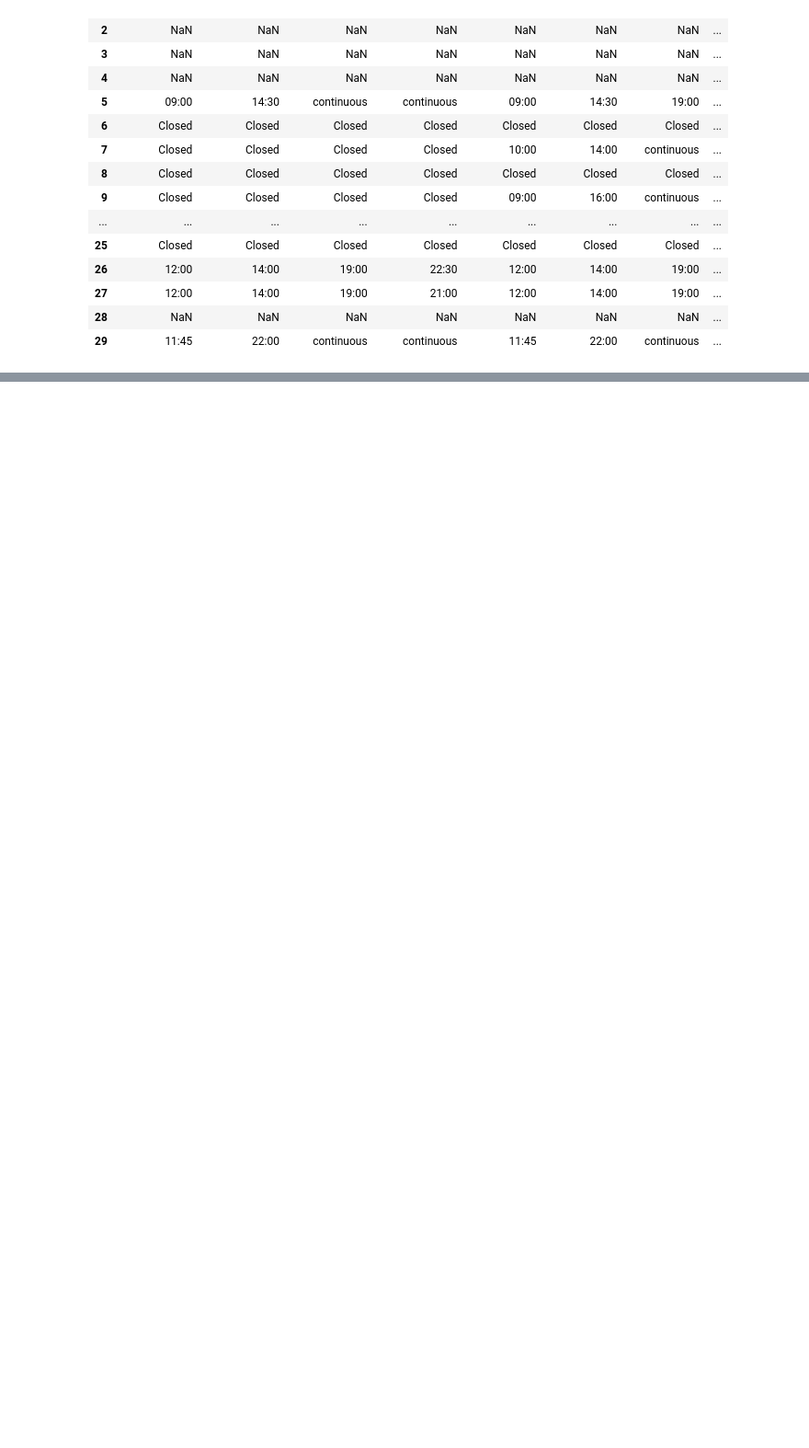
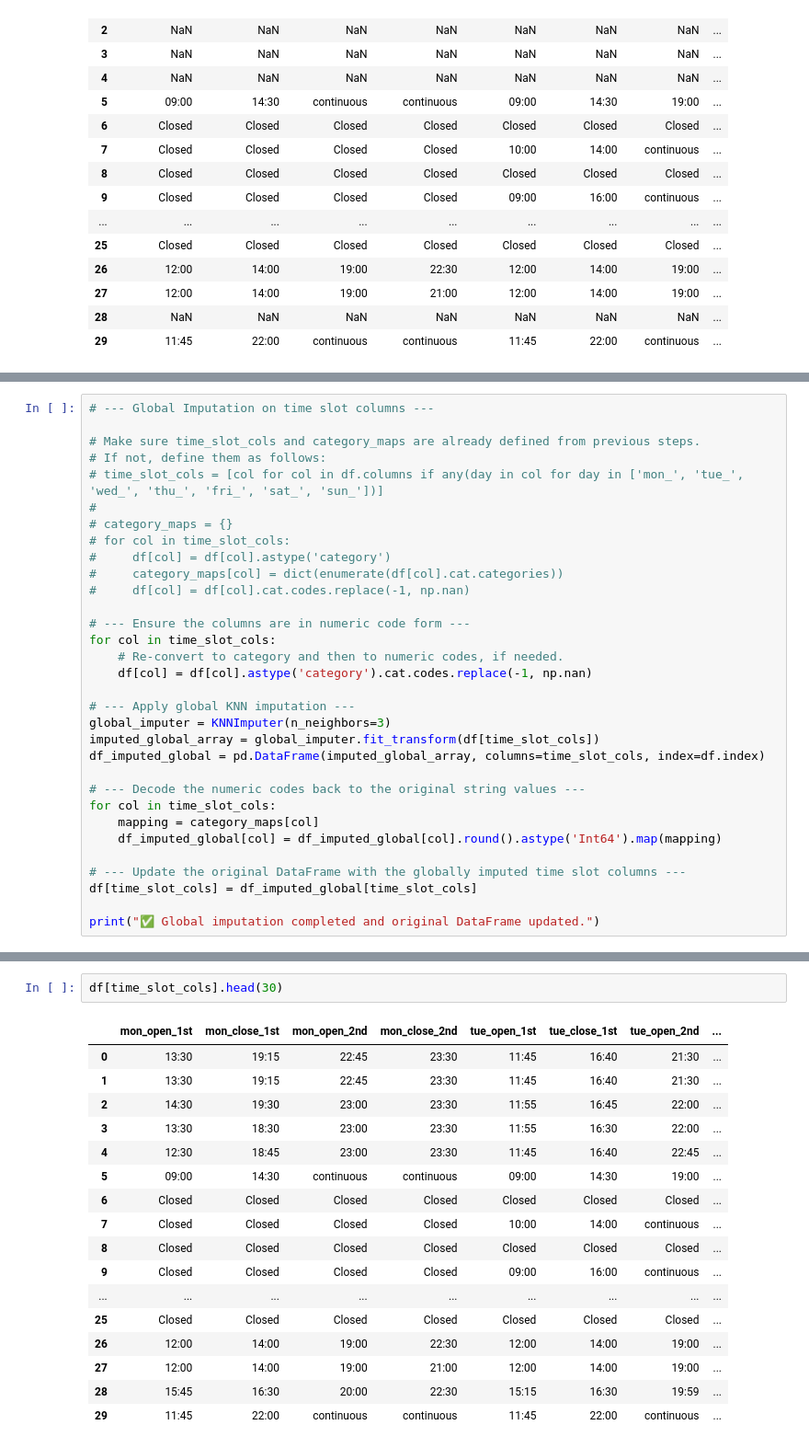
Before and after one commit to idoschw3/french_resturants, a Jupyter notebook: notebooks/03_null_handling_and_imputation.ipynb, the cells around one changed output, grey strips where cells are left out. Shown at 92% size. Cells and saved outputs as stored; diff of their text form; blank space fills up the shorter version.

```diff
--- a/notebooks/03_null_handling_and_imputation.ipynb
+++ b/notebooks/03_null_handling_and_imputation.ipynb
@@ -289,0 +484,32 @@ print("✅ Imputation complete: original time slot columns have been replaced wi
+# %%
+# --- Global Imputation on time slot columns ---
+
+# Make sure time_slot_cols and category_maps are already defined from previous steps.
+# If not, define them as follows:
+# time_slot_cols = [col for col in df.columns if any(day in col for day in ['mon_', 'tue_', 'wed_', 'thu_', 'fri_', 'sat_', 'sun_'])]
+#
+# category_maps = {}
+# for col in time_slot_cols:
+#     df[col] = df[col].astype('category')
+#     category_maps[col] = dict(enumerate(df[col].cat.categories))
+#     df[col] = df[col].cat.codes.replace(-1, np.nan)
+
+# --- Ensure the columns are in numeric code form ---
+for col in time_slot_cols:
+    # Re-convert to category and then to numeric codes, if needed.
+    df[col] = df[col].astype('category').cat.codes.replace(-1, np.nan)
+
+# --- Apply global KNN imputation ---
+global_imputer = KNNImputer(n_neighbors=3)
+imputed_global_array = global_imputer.fit_transform(df[time_slot_cols])
+df_imputed_global = pd.DataFrame(imputed_global_array, columns=time_slot_cols, index=df.index)
+
+# --- Decode the numeric codes back to the original string values ---
+for col in time_slot_cols:
+    mapping = category_maps[col]
+    df_imputed_global[col] = df_imputed_global[col].round().astype('Int64').map(mapping)
+
+# --- Update the original DataFrame with the globally imputed time slot columns ---
+df[time_slot_cols] = df_imputed_global[time_slot_cols]
+
+print("✅ Global imputation completed and original DataFrame updated.")
@@ -289,0 +524,20 @@ print("✅ Imputation complete: original time slot columns have been replaced wi
+# %%
+df[time_slot_cols].head(30)
+# %% [output]
+|  | mon_open_1st | mon_close_1st | mon_open_2nd | mon_close_2nd | tue_open_1st | tue_close_1st | tue_open_2nd | ... |
+| 0 | 13:30 | 19:15 | 22:45 | 23:30 | 11:45 | 16:40 | 21:30 | ... |
+| 1 | 13:30 | 19:15 | 22:45 | 23:30 | 11:45 | 16:40 | 21:30 | ... |
+| 2 | 14:30 | 19:30 | 23:00 | 23:30 | 11:55 | 16:45 | 22:00 | ... |
+| 3 | 13:30 | 18:30 | 23:00 | 23:30 | 11:55 | 16:30 | 22:00 | ... |
+| 4 | 12:30 | 18:45 | 23:00 | 23:30 | 11:45 | 16:40 | 22:45 | ... |
+| 5 | 09:00 | 14:30 | continuous | continuous | 09:00 | 14:30 | 19:00 | ... |
+| 6 | Closed | Closed | Closed | Closed | Closed | Closed | Closed | ... |
+| 7 | Closed | Closed | Closed | Closed | 10:00 | 14:00 | continuous | ... |
+| 8 | Closed | Closed | Closed | Closed | Closed | Closed | Closed | ... |
+| 9 | Closed | Closed | Closed | Closed | 09:00 | 16:00 | continuous | ... |
+| ... | ... | ... | ... | ... | ... | ... | ... | ... |
+| 25 | Closed | Closed | Closed | Closed | Closed | Closed | Closed | ... |
+| 26 | 12:00 | 14:00 | 19:00 | 22:30 | 12:00 | 14:00 | 19:00 | ... |
+| 27 | 12:00 | 14:00 | 19:00 | 21:00 | 12:00 | 14:00 | 19:00 | ... |
+| 28 | 15:45 | 16:30 | 20:00 | 22:30 | 15:15 | 16:30 | 19:59 | ... |
+| 29 | 11:45 | 22:00 | continuous | continuous | 11:45 | 22:00 | continuous | ... |
```
Also changed, not shown: parts of 40 cells of this notebook.
